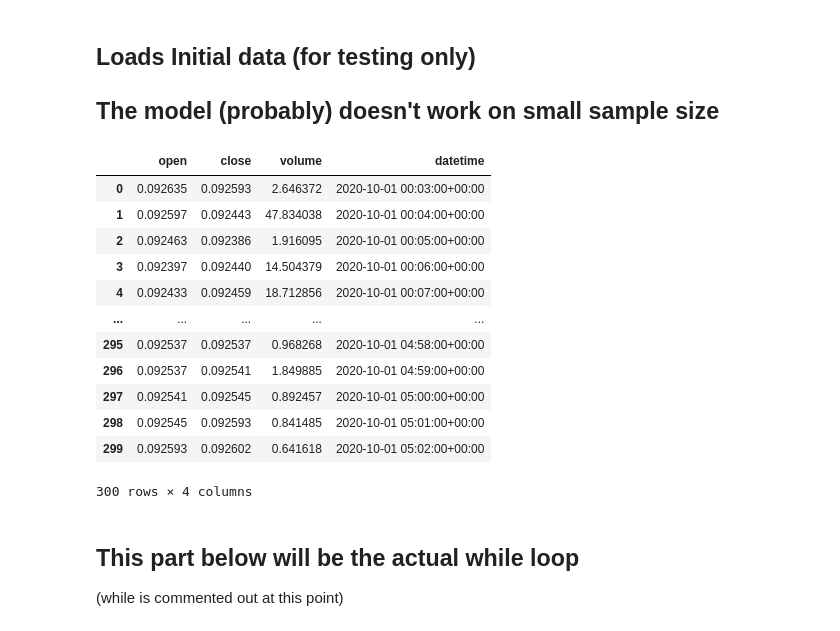
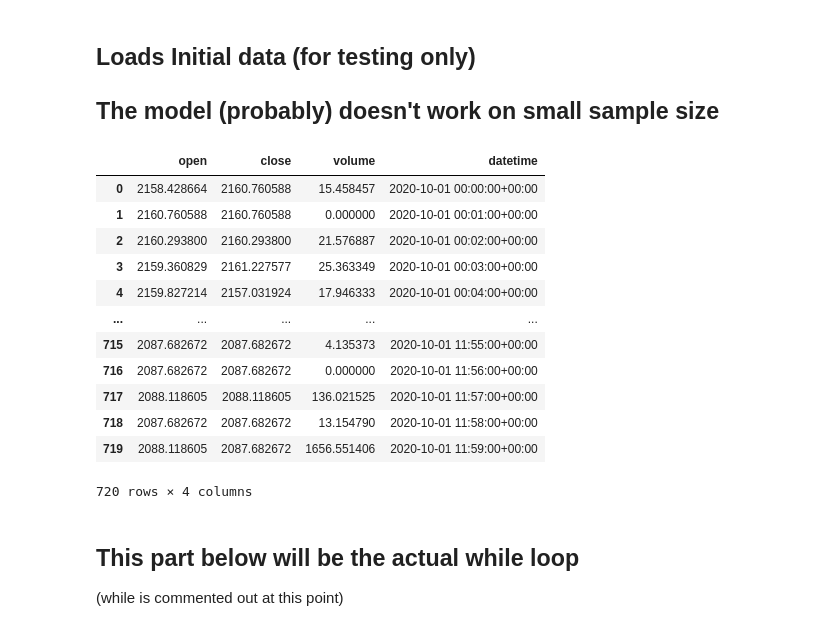
Before and after one commit to kc-luo/QL_Datathon_Rice21, a Jupyter notebook: businessLogic/Strategy 1.0.ipynb, the cells around one changed output. Drawn from its saved outputs; the diff is of its cells as text; code cells hidden in the pictures.

```diff
--- a/businessLogic/Strategy 1.0.ipynb
+++ b/businessLogic/Strategy 1.0.ipynb
@@ -28,7 +28,7 @@ start_date = '20201001'
 end_date = '20201231'
 
 # List all of the products to be used in the strategy. Be sure to list all products you may use, these can't be updated later
-products = ['BTC-USD', 'ETH-USD', 'BTC-EUR']
+products = ['BTC-USD', 'ETH-USD', 'BTC-EUR', 'LTC-USD']
 # %%
 # Instantiate our transaction tracker. As required, we start with 1.0 BTC
 trans_tracker = TDSTransactionTracker(start_date, end_date, holdings={'BTC' : 1.0})
@@ -42,11 +42,12 @@ d = {'open': [], 'close': [], 'volume': [], 'datetime': []}
 # history dataframes
 btc_usd = pd.DataFrame(data=d)
 eth_usd = pd.DataFrame(data=d)
-#ltc_usd = pd.DataFrame(data=d)
+ltc_usd = pd.DataFrame(data=d)
 #bch_usd = pd.DataFrame(data=d)
 # prediction
 pred_btc = None
 pred_eth = None
+pred_ltc = None
 # TODO: The flag for normal/low/high volatility period
 
 starttime = '2020-01-01 00:00:00+00:00'
@@ -65,42 +66,45 @@ SIZE_LIMIT_REACHED = False
 #    eth_usd -- dataframe
 #    scale_btc -- the scale value for btc/dollar
 #    eth_btc -- the scale value for eth/dollar
-def append_ticks(tick, btc_usd, eth_usd, scale_btc=1000, scale_eth=1000, max_r=SIZE_LIMIT_REACHED):
+def append_ticks(tick, btc_usd, eth_usd, ltc_usd,
+                 max_r=SIZE_LIMIT_REACHED, scale_btc=1000000, scale_eth=100000, scale_ltc=100000):
     t_usd = tick.p.btc_usd
     t_eth = tick.p.eth_usd
+    t_ltc = tick.p.ltc_usd
     btc_usd = btc_usd.append({'open': scale_btc/t_usd.open, 'close': scale_btc/t_usd.close,
                       'volume': t_usd.volume, 'datetime': tick.datetime}, ignore_index=True)
     eth_usd = eth_usd.append({'open': scale_eth/t_eth.open, 'close': scale_eth/t_eth.close,
                       'volume': t_eth.volume, 'datetime': tick.datetime}, ignore_index=True)
+    ltc_usd = ltc_usd.append({'open': scale_ltc/t_ltc.open, 'close': scale_ltc/t_ltc.close,
+                      'volume': t_ltc.volume, 'datetime': tick.datetime}, ignore_index=True)
     # Checks if size limit has been reached
     if (SIZE_LIMIT_REACHED or len(btc_usd.index) > MAX_TRAINNING_SIZE) :
         btc_usd.iloc[1:]
+        eth_usd.iloc[1:]
+        ltc_usd.iloc[1:]
         max_r = True
-    if (SIZE_LIMIT_REACHED or len(eth_usd.index) > MAX_TRAINNING_SIZE) :
-        eth_usd.iloc[1:]
-        max_r = True
-    return(btc_usd, eth_usd, SIZE_LIMIT_REACHED)
+    return(btc_usd, eth_usd, ltc_usd, max_r)
 
 #loads initial value for testing
-for i in range(0, 150) :
+for i in range(0, 720) :
     tick = tick_gen.get_tick()
-    (btc_usd, eth_usd, SIZE_LIMIT_REACHED) = append_ticks(tick, btc_usd, eth_usd)
+    (btc_usd, eth_usd, ltc_usd, SIZE_LIMIT_REACHED) = append_ticks(tick, btc_usd, eth_usd, ltc_usd)
-# %%
-btc_usd
-# %% [output]
-|  | open | close | volume | datetime |
-| 0 | 0.092635 | 0.092593 | 2.646372 | 2020-10-01 00:03:00+00:00 |
-| 1 | 0.092597 | 0.092443 | 47.834038 | 2020-10-01 00:04:00+00:00 |
-| 2 | 0.092463 | 0.092386 | 1.916095 | 2020-10-01 00:05:00+00:00 |
-| 3 | 0.092397 | 0.092440 | 14.504379 | 2020-10-01 00:06:00+00:00 |
-| 4 | 0.092433 | 0.092459 | 18.712856 | 2020-10-01 00:07:00+00:00 |
-| ... | ... | ... | ... | ... |
-| 295 | 0.092537 | 0.092537 | 0.968268 | 2020-10-01 04:58:00+00:00 |
-| 296 | 0.092537 | 0.092541 | 1.849885 | 2020-10-01 04:59:00+00:00 |
-| 297 | 0.092541 | 0.092545 | 0.892457 | 2020-10-01 05:00:00+00:00 |
-| 298 | 0.092545 | 0.092593 | 0.841485 | 2020-10-01 05:01:00+00:00 |
-| 299 | 0.092593 | 0.092602 | 0.641618 | 2020-10-01 05:02:00+00:00 |
-300 rows × 4 columns
+# %%
+ltc_usd
+# %% [output]
+|  | open | close | volume | datetime |
+| 0 | 2158.428664 | 2160.760588 | 15.458457 | 2020-10-01 00:00:00+00:00 |
+| 1 | 2160.760588 | 2160.760588 | 0.000000 | 2020-10-01 00:01:00+00:00 |
+| 2 | 2160.293800 | 2160.293800 | 21.576887 | 2020-10-01 00:02:00+00:00 |
+| 3 | 2159.360829 | 2161.227577 | 25.363349 | 2020-10-01 00:03:00+00:00 |
+| 4 | 2159.827214 | 2157.031924 | 17.946333 | 2020-10-01 00:04:00+00:00 |
+| ... | ... | ... | ... | ... |
+| 715 | 2087.682672 | 2087.682672 | 4.135373 | 2020-10-01 11:55:00+00:00 |
+| 716 | 2087.682672 | 2087.682672 | 0.000000 | 2020-10-01 11:56:00+00:00 |
+| 717 | 2088.118605 | 2088.118605 | 136.021525 | 2020-10-01 11:57:00+00:00 |
+| 718 | 2087.682672 | 2087.682672 | 13.154790 | 2020-10-01 11:58:00+00:00 |
+| 719 | 2088.118605 | 2087.682672 | 1656.551406 | 2020-10-01 11:59:00+00:00 |
+720 rows × 4 columns
 # %%
 def calculate_time(pddatetime, numtime, plus=True):
     if plus:
```
Also changed, not shown: parts of 5 cells of this notebook.
